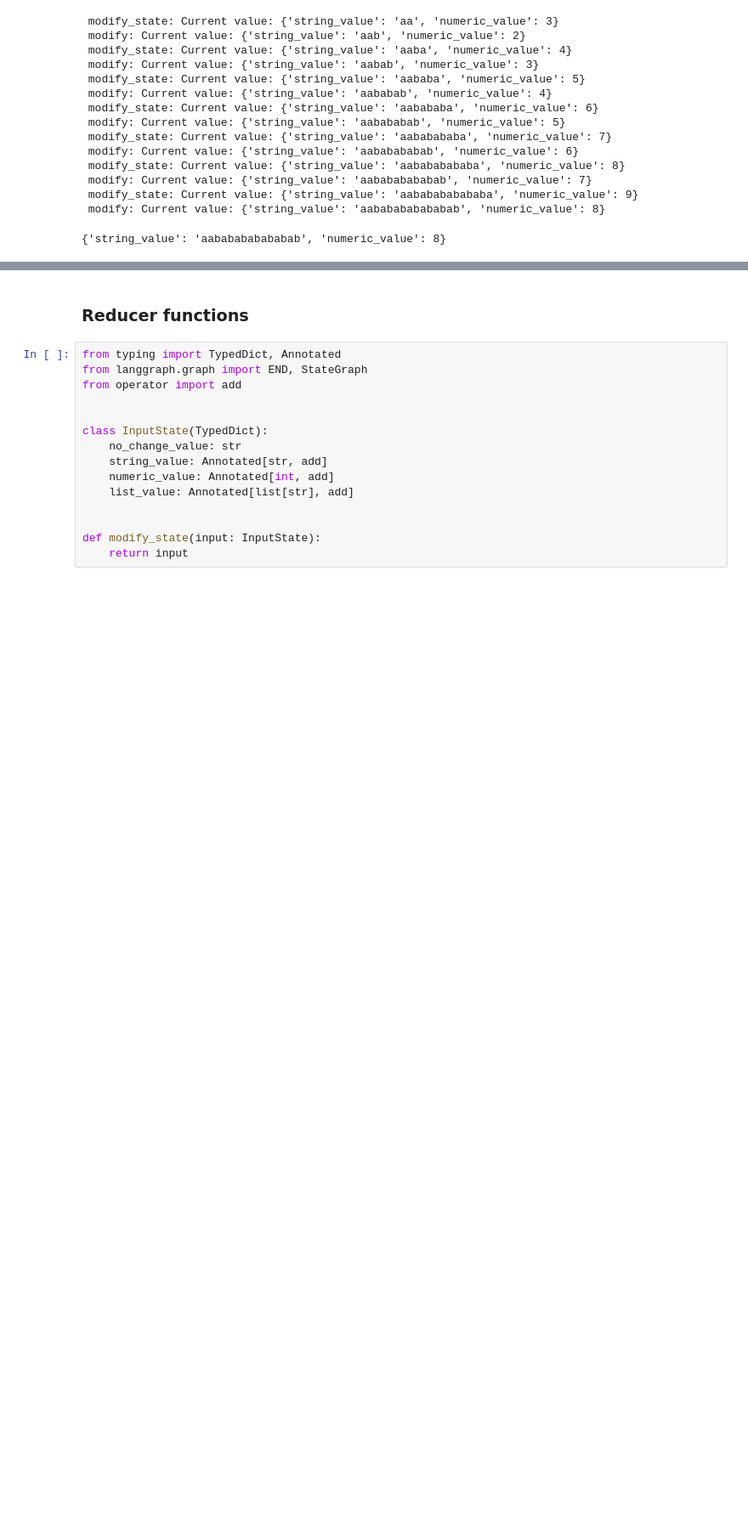
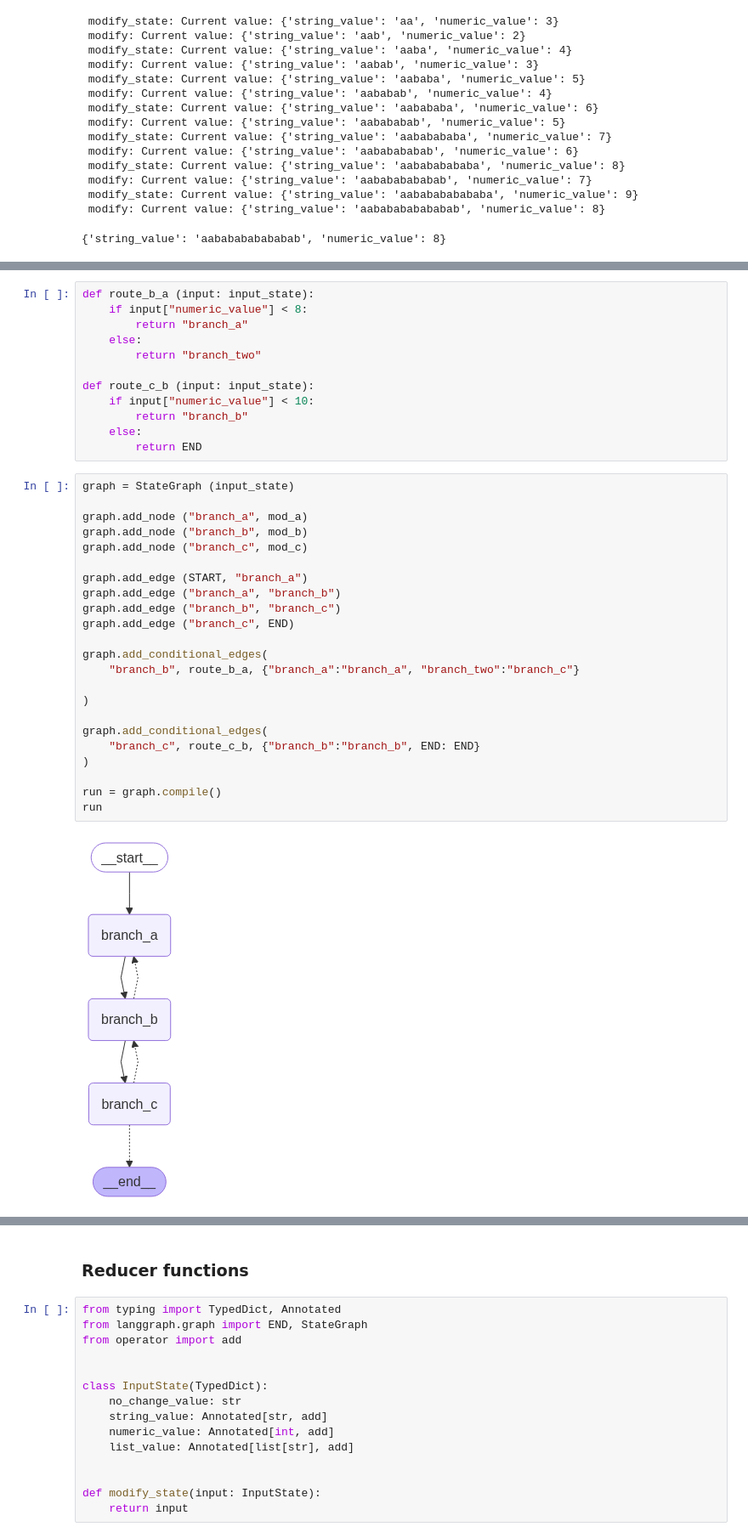
Before and after one commit to safeer-maker/LangGraph-Agents, a Jupyter notebook: 01_Basics.ipynb, the cells around one changed output, grey strips where cells are left out. Shown at 85% size. Cells and saved outputs as stored; diff of their text form; blank space fills up the shorter version.

```diff
--- a/01_Basics.ipynb
+++ b/01_Basics.ipynb
@@ -201,0 +229,37 @@ runnable.invoke({"string_value": "a", "numeric_value": 1})
+# %%
+def route_b_a (input: input_state):
+    if input["numeric_value"] < 8:
+        return "branch_a"
+    else:
+        return "branch_two"
+
+def route_c_b (input: input_state):
+    if input["numeric_value"] < 10:
+        return "branch_b"
+    else:
+        return END
+# %%
+graph = StateGraph (input_state)
+
+graph.add_node ("branch_a", mod_a)
+graph.add_node ("branch_b", mod_b)
+graph.add_node ("branch_c", mod_c)
+
+graph.add_edge (START, "branch_a")
+graph.add_edge ("branch_a", "branch_b")
+graph.add_edge ("branch_b", "branch_c")
+graph.add_edge ("branch_c", END)
+
+graph.add_conditional_edges(
+    "branch_b", route_b_a, {"branch_a":"branch_a", "branch_two":"branch_c"}
+
+)
+
+graph.add_conditional_edges(
+    "branch_c", route_c_b, {"branch_b":"branch_b", END: END}
+)
+
+run = graph.compile()
+run
+# %% [output]
+[figure, added]
```
Also changed, not shown: parts of 6 cells of this notebook.
